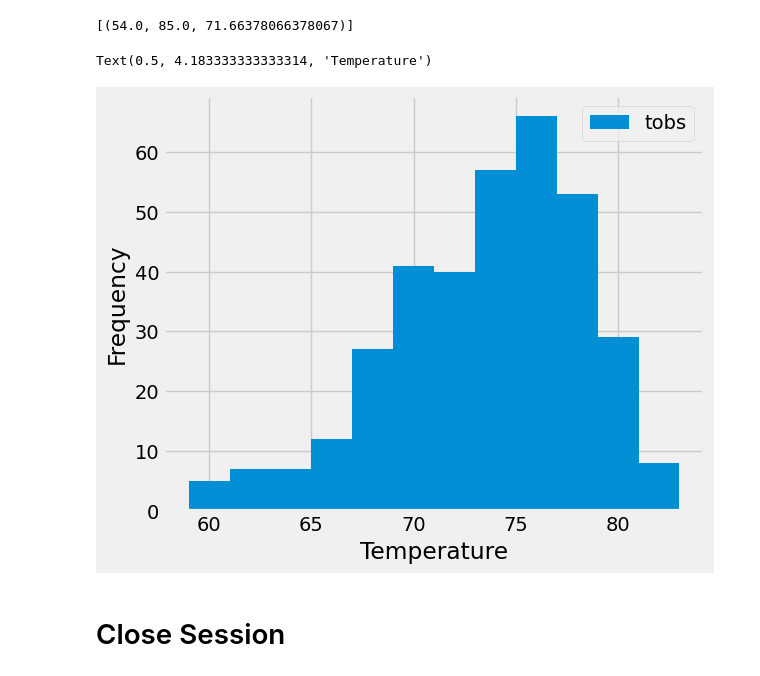
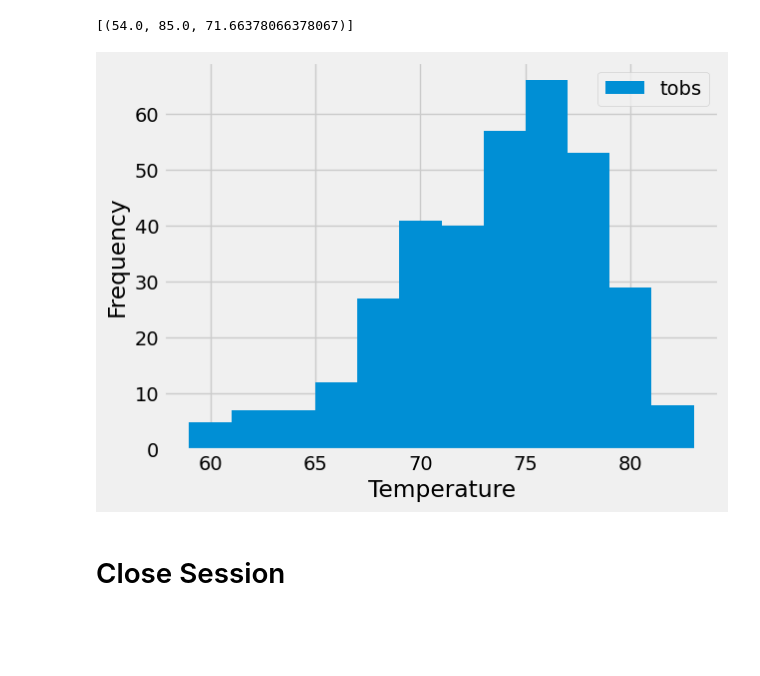
Before and after one commit to DKogge/sqlalchemy_challenge, a Jupyter notebook: Starter_Code/climate_starter.ipynb, the cells around one changed output. Saved outputs shown, nothing was run; the diff lists cells and outputs as text; code cells hidden in the pictures; blank space fills up the shorter version.

```diff
--- a/Starter_Code/climate_starter.ipynb
+++ b/Starter_Code/climate_starter.ipynb
@@ -90,6 +90,10 @@ session.query(func.count(Station.station)).all()
 # %%
 # Design a query to find the most active stations (i.e. which stations have the most rows?)
 # List the stations and their counts in descending order.
+#session.query(Measure.station, func.count(Measure.station)).group_by(Measure.station).order_by(func.count(Measure.station).desc()).all()
+station_count = session.query(Measure.station, func.count(Measure.station)).group_by(Measure.station).order_by(func.count(Measure.station).desc()).all()
+
+station_count
 # %% [output]
 [('USC00519281', 2772),
  ('USC00519397', 2724),
@@ -107,9 +112,12 @@ session.query(func.count(Station.station)).all()
 # %%
 # Using the most active station id
 # Query the last 12 months of temperature observation data for this station and plot the results as a histogram
+results = session.query(Measure.tobs).filter(Measure.station == station_count[0][0]).filter(Measure.date >= query_date).all()
+df2 = pd.DataFrame(results, columns=["tobs"])
+df2.plot.hist(bins = 12, xlabel="Temperature")
+plt.show()
 # %% [output]
-Text(0.5, 4.183333333333314, 'Temperature')
-[figure, old version]
+[figure, new version]
 # %% [markdown]
 # Close Session
 # %%
```
Also changed, not shown: parts of 1 cell of this notebook, 1 other file.
